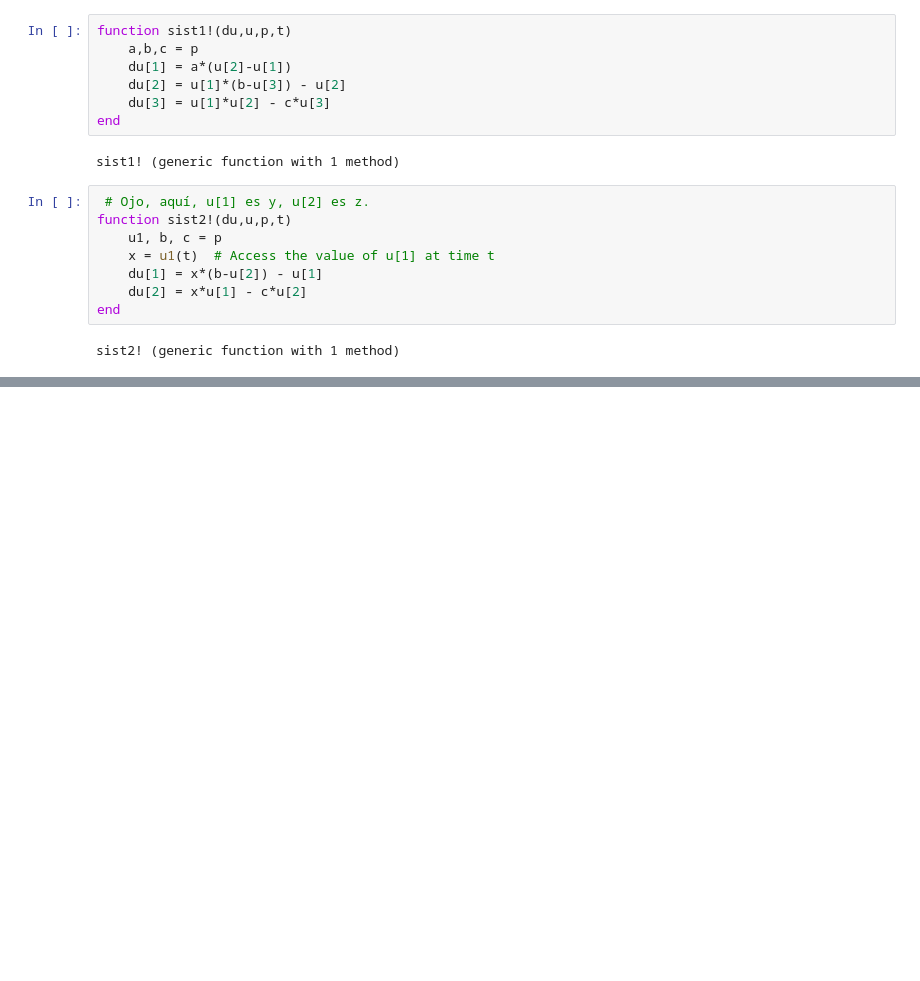
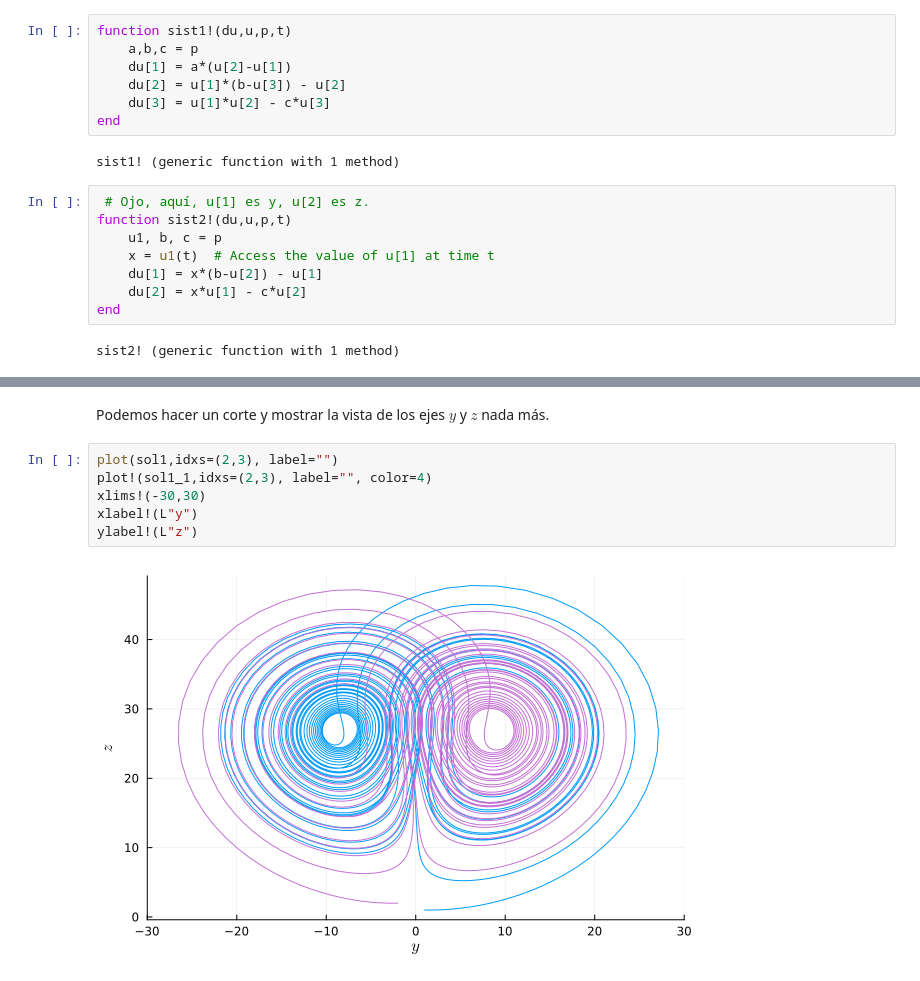
Before and after one commit to betomqz/lorenz-synchro, a Jupyter notebook: chaos-sync.ipynb, the cells around one changed output, grey strips where cells are left out. Drawn from its saved outputs; the diff is of its cells as text; blank space fills up the shorter version.

```diff
--- a/chaos-sync.ipynb
+++ b/chaos-sync.ipynb
@@ -52,0 +77,10 @@ savefig("lorenz1.pdf")
+# %% [markdown]
+Podemos hacer un corte y mostrar la vista de los ejes $y$ y $z$ nada más.
+# %%
+plot(sol1,idxs=(2,3), label="")
+plot!(sol1_1,idxs=(2,3), label="", color=4)
+xlims!(-30,30)
+xlabel!(L"y")
+ylabel!(L"z")
+# %% [output]
+[figure, added]
```
Also changed, not shown: parts of 17 cells of this notebook.
